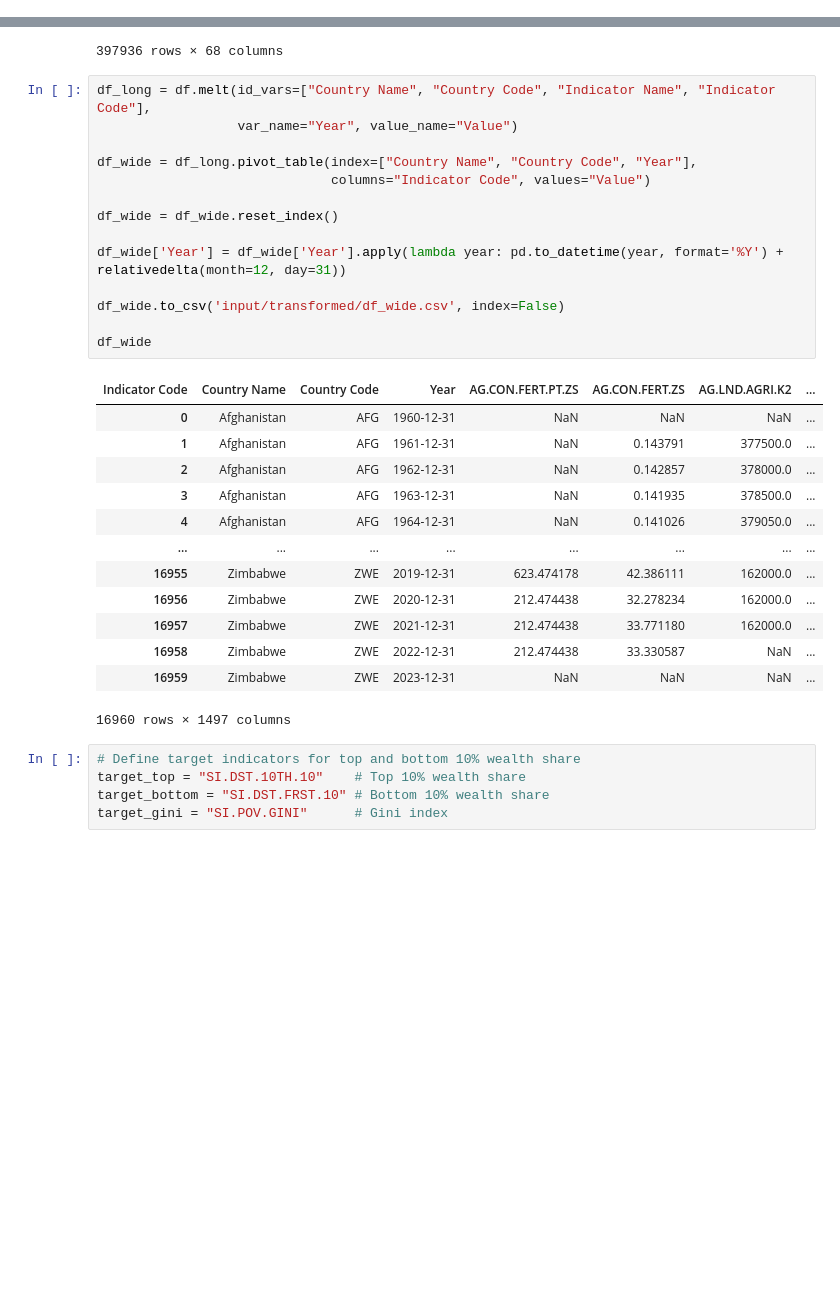
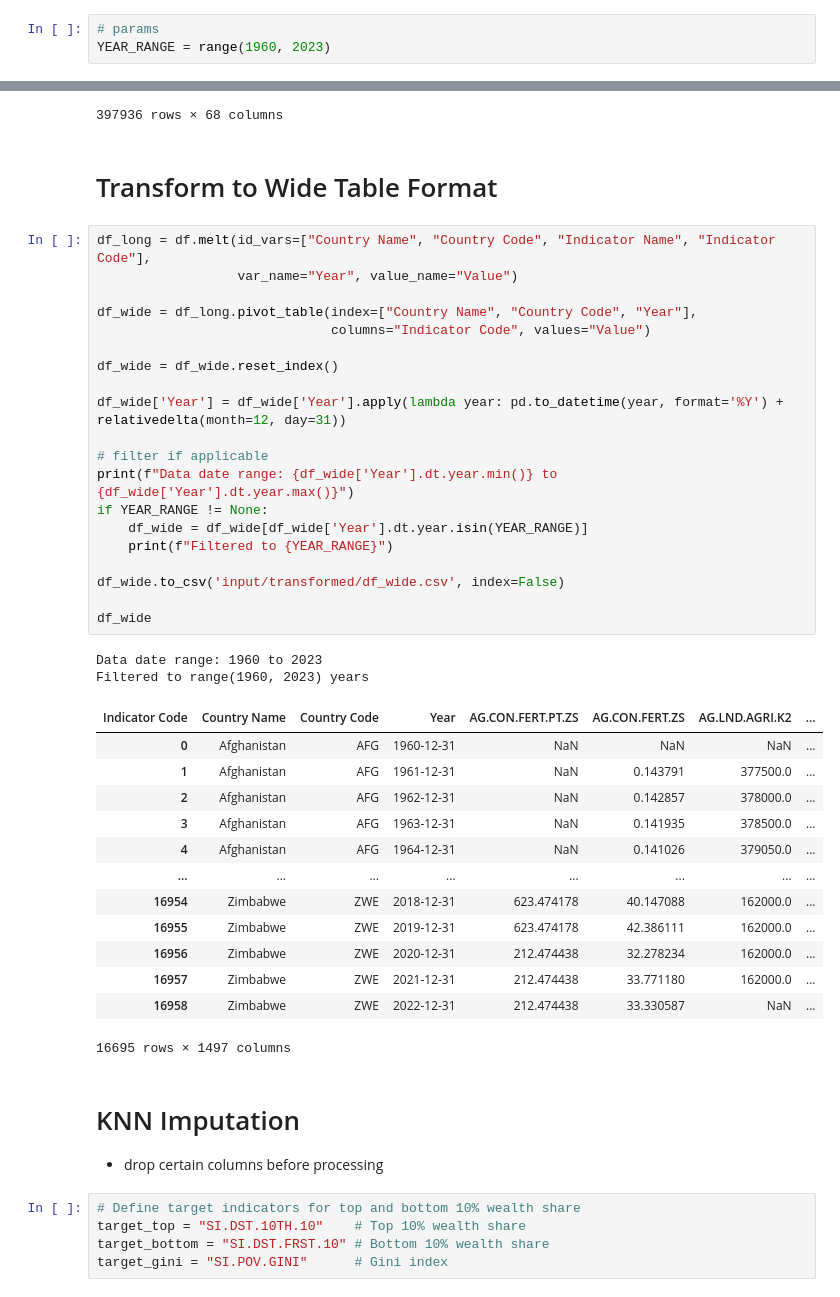
Before and after one commit to garrettwflowers/wdi-income-inequality, a Jupyter notebook: transform_data.ipynb, the cells around one changed output, grey strips where cells are left out. Drawn from its saved outputs; the diff is of its cells as text; blank space fills up the shorter version.

```diff
--- a/transform_data.ipynb
+++ b/transform_data.ipynb
@@ -4,3 +4,6 @@ import numpy as np
 from dateutil.relativedelta import relativedelta
 from sklearn.preprocessing import StandardScaler
 from sklearn.impute import KNNImputer
+# %%
+# params
+YEAR_RANGE = range(1960, 2023)
@@ -22,34 +27,47 @@ df
 | 397934 | Zimbabwe | ZWE | Women's share of population ages ... | SH.DYN.AIDS.FE.ZS | NaN | NaN | NaN | NaN | ... |
 | 397935 | Zimbabwe | ZWE | Young people (ages 15-24) newly i... | SH.HIV.INCD.YG | NaN | NaN | NaN | NaN | ... |
 397936 rows × 68 columns
+# %% [markdown]
+# Transform to Wide Table Format
 # %%
 df_long = df.melt(id_vars=["Country Name", "Country Code", "Indicator Name", "Indicator Code"],
                   var_name="Year", value_name="Value")
 
 df_wide = df_long.pivot_table(index=["Country Name", "Country Code", "Year"],
                               columns="Indicator Code", values="Value")
 
 df_wide = df_wide.reset_index()
 
 df_wide['Year'] = df_wide['Year'].apply(lambda year: pd.to_datetime(year, format='%Y') + relativedelta(month=12, day=31))
 
+# filter if applicable
+print(f"Data date range: {df_wide['Year'].dt.year.min()} to {df_wide['Year'].dt.year.max()}")
+if YEAR_RANGE != None:
+    df_wide = df_wide[df_wide['Year'].dt.year.isin(YEAR_RANGE)]
+    print(f"Filtered to {YEAR_RANGE}")
+
 df_wide.to_csv('input/transformed/df_wide.csv', index=False)
 
 df_wide
 # %% [output]
+Data date range: 1960 to 2023
+Filtered to range(1960, 2023) years
 | Indicator Code | Country Name | Country Code | Year | AG.CON.FERT.PT.ZS | AG.CON.FERT.ZS | AG.LND.AGRI.K2 | ... |
 | 0 | Afghanistan | AFG | 1960-12-31 | NaN | NaN | NaN | ... |
 | 1 | Afghanistan | AFG | 1961-12-31 | NaN | 0.143791 | 377500.0 | ... |
 | 2 | Afghanistan | AFG | 1962-12-31 | NaN | 0.142857 | 378000.0 | ... |
 | 3 | Afghanistan | AFG | 1963-12-31 | NaN | 0.141935 | 378500.0 | ... |
 | 4 | Afghanistan | AFG | 1964-12-31 | NaN | 0.141026 | 379050.0 | ... |
 | ... | ... | ... | ... | ... | ... | ... | ... |
+| 16954 | Zimbabwe | ZWE | 2018-12-31 | 623.474178 | 40.147088 | 162000.0 | ... |
 | 16955 | Zimbabwe | ZWE | 2019-12-31 | 623.474178 | 42.386111 | 162000.0 | ... |
 | 16956 | Zimbabwe | ZWE | 2020-12-31 | 212.474438 | 32.278234 | 162000.0 | ... |
 | 16957 | Zimbabwe | ZWE | 2021-12-31 | 212.474438 | 33.771180 | 162000.0 | ... |
 | 16958 | Zimbabwe | ZWE | 2022-12-31 | 212.474438 | 33.330587 | NaN | ... |
-| 16959 | Zimbabwe | ZWE | 2023-12-31 | NaN | NaN | NaN | ... |
-16960 rows × 1497 columns
+16695 rows × 1497 columns
+# %% [markdown]
+# KNN Imputation
+- drop certain columns before processing
 # %%
 # Define target indicators for top and bottom 10% wealth share
 target_top = "SI.DST.10TH.10"    # Top 10% wealth share
```
Also changed, not shown: parts of 4 cells of this notebook, 6 other files.
